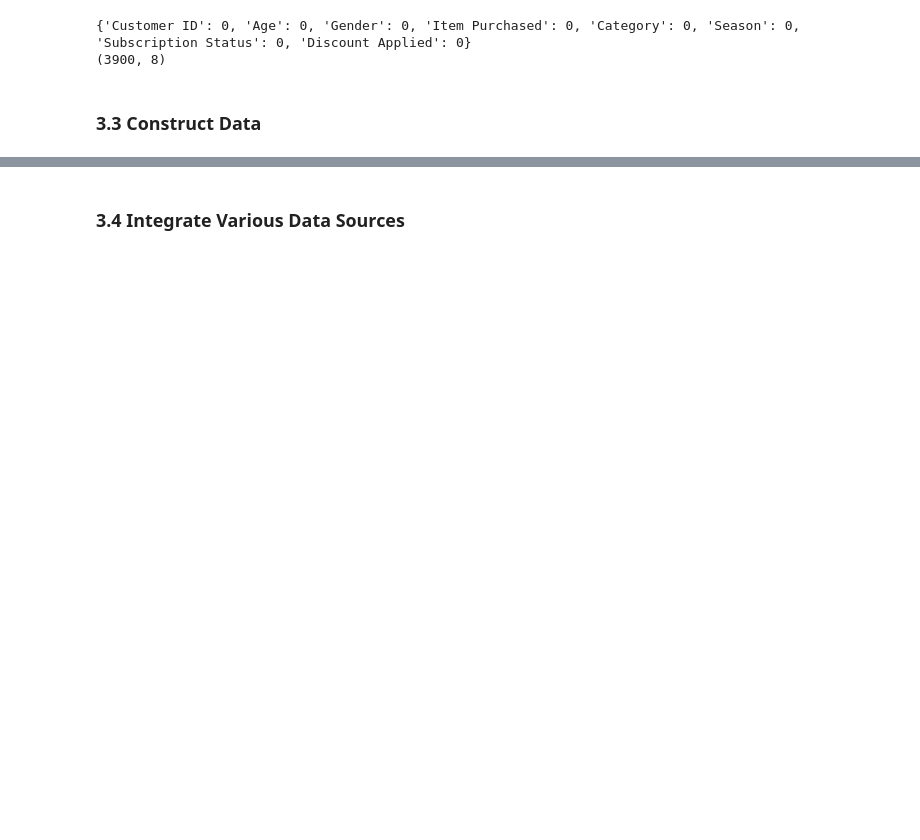
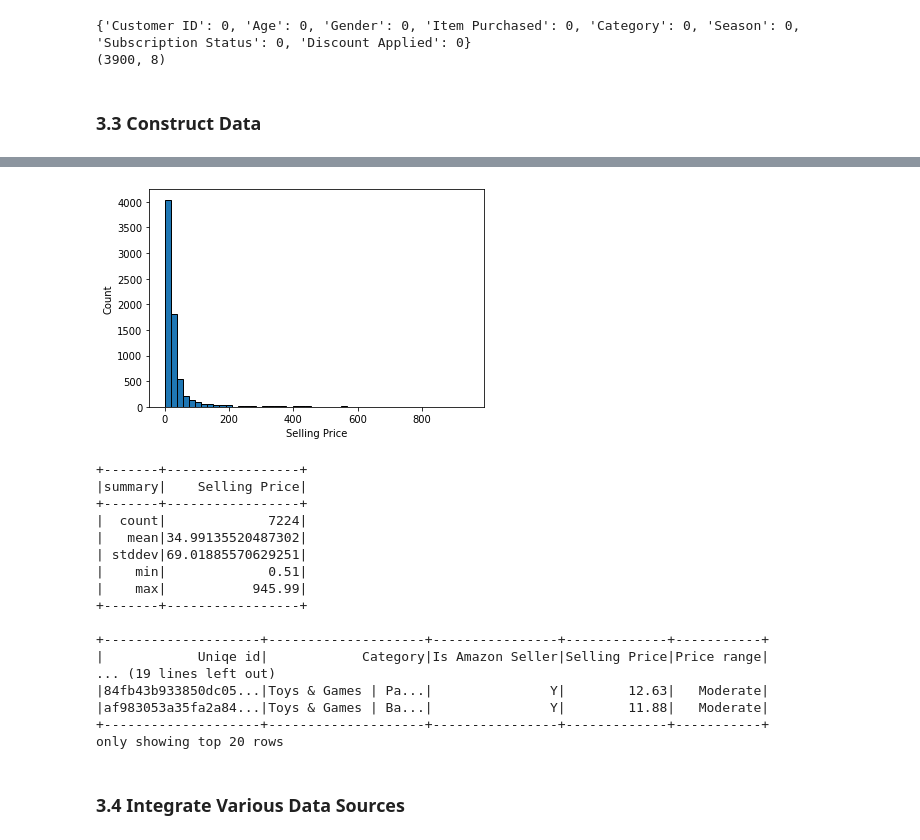
Before and after one commit to jessica-chong/iteration4, a Jupyter notebook: Iteration4.ipynb, the cells around one changed output, grey strips where cells are left out. Drawn from its saved outputs; the diff is of its cells as text; code cells hidden in the pictures; blank space fills up the shorter version.

```diff
--- a/Iteration4.ipynb
+++ b/Iteration4.ipynb
@@ -371,7 +358,12 @@ SyntaxError: invalid syntax (939359129.py, line 1)
 # %%
-from pyspark.sql.functions import *
-from pyspark.sql.functions import regexp_replace
-from pyspark.sql.functions import col
+# remove rows contains selling price that defines a range
+product_details = product_details.filter(length(col("Selling Price")) <= 10)
+
 # remove dollar signs
-product_details.withColumn('Selling Price', product_details.select('Selling Price').regexp_replace('`Selling Price`', '$', ' ')).show()
+product_details = product_details.withColumn("Selling Price", regexp_replace(col("Selling Price"), "\\$", "")\
+                                             .cast(DoubleType()))
+
+# selling price values and type
+product_details.select('Selling Price').distinct().show()
+product_details.printSchema()
 # %% [output]
@@ -395,2 +468,40 @@ print(customer_shape)
+# %%
+# histogram of selling price
+sp_pd = product_details.select('Selling Price').toPandas()
+plt.hist(data=sp_pd, x="Selling Price", edgecolor = "black", bins=50)
+plt.xlabel("Selling Price")
+plt.ylabel("Count")
+plt.show()
+
+# selling price summary statistics
+product_details.select('Selling Price').summary().show()
+
+# create categories for selling price with low, moderate and high
+product_details = product_details.withColumn("Price range",
+    when(col("Selling Price") < 10, "Low")
+    .when((col("Selling Price") >= 10) & (col("Selling Price") < 30), "Moderate")
+    .otherwise("High")
+)
+
+product_details.show()
+# %% [output]
+[figure, added]
++-------+-----------------+
+|summary|    Selling Price|
++-------+-----------------+
+|  count|             7224|
+|   mean|34.99135520487302|
+| stddev|69.01885570629251|
+|    min|             0.51|
+|    max|           945.99|
++-------+-----------------+
+
++--------------------+--------------------+----------------+-------------+-----------+
+|            Uniqe id|            Category|Is Amazon Seller|Selling Price|Price range|
+... (19 lines left out)
+|84fb43b933850dc05...|Toys & Games | Pa...|               Y|        12.63|   Moderate|
+|af983053a35fa2a84...|Toys & Games | Ba...|               Y|        11.88|   Moderate|
++--------------------+--------------------+----------------+-------------+-----------+
+only showing top 20 rows
 # %% [markdown]
 ### 3.4 Integrate Various Data Sources
```
Also changed, not shown: parts of 14 cells of this notebook.
